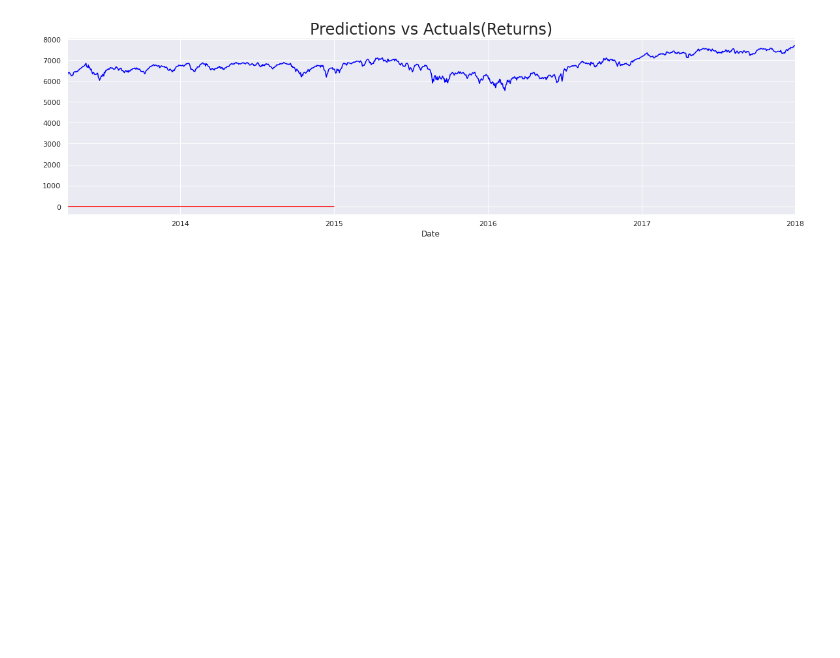
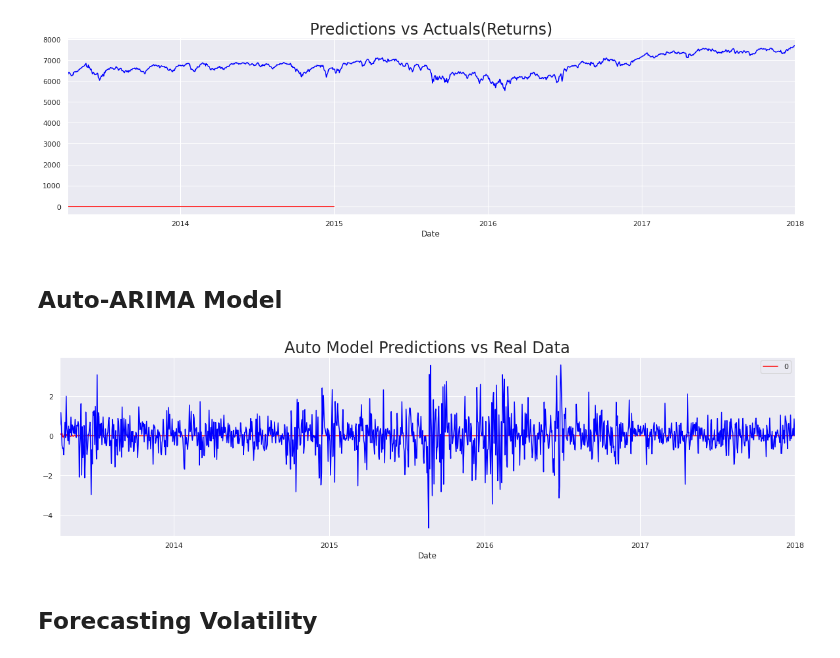
Before and after one commit to Priyo-prog/Time-series-analysis, a Jupyter notebook: Forecasting/the_forecasting.ipynb, the cells around one changed output. Drawn from its saved outputs; the diff is of its cells as text; code cells hidden in the pictures; blank space fills up the shorter version.

```diff
--- a/Forecasting/the_forecasting.ipynb
+++ b/Forecasting/the_forecasting.ipynb
@@ -344,3 +366,17 @@ plt.title("Predictions vs Actuals(Returns)", size=24)
 plt.show()
 # %% [output]
 [figure]
+# %% [markdown]
+## Auto-ARIMA Model
+# %%
+model_auto = auto_arima(df.ret_ftse[1:])
+# %%
+df_auto_pred = pd.DataFrame(model_auto.predict(n_periods=len(df_test[start_date:end_date])),
+                            index=df_test[start_date:end_date].index)
+# %%
+df_auto_pred.plot(figsize=(20,5), color="red")
+df_test.ret_ftse[start_date:end_date].plot(color="blue")
+plt.title("Auto Model Predictions vs Real Data", size=24)
+plt.show()
+# %% [output]
+[figure, added]
@@ -346,0 +396,2 @@ plt.show()
+# %% [markdown]
+## Forecasting Volatility
```
Also changed, not shown: parts of 5 cells of this notebook.
